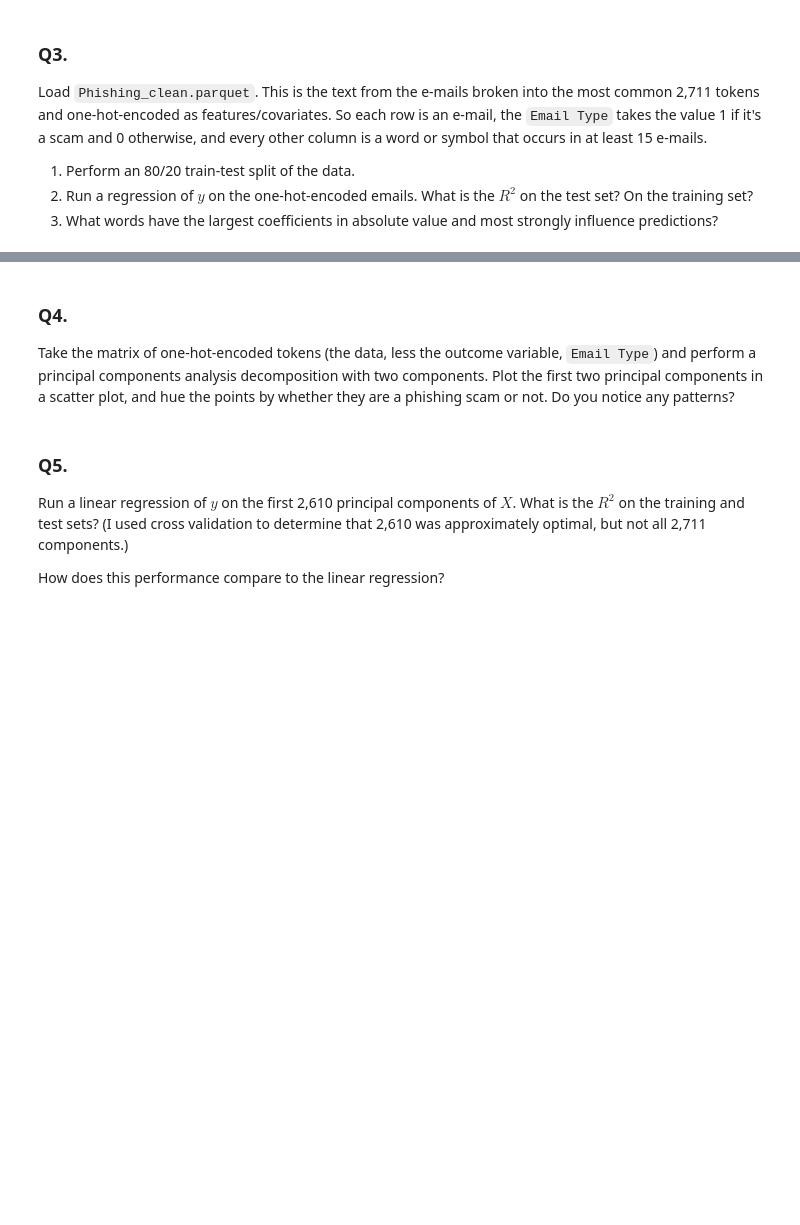
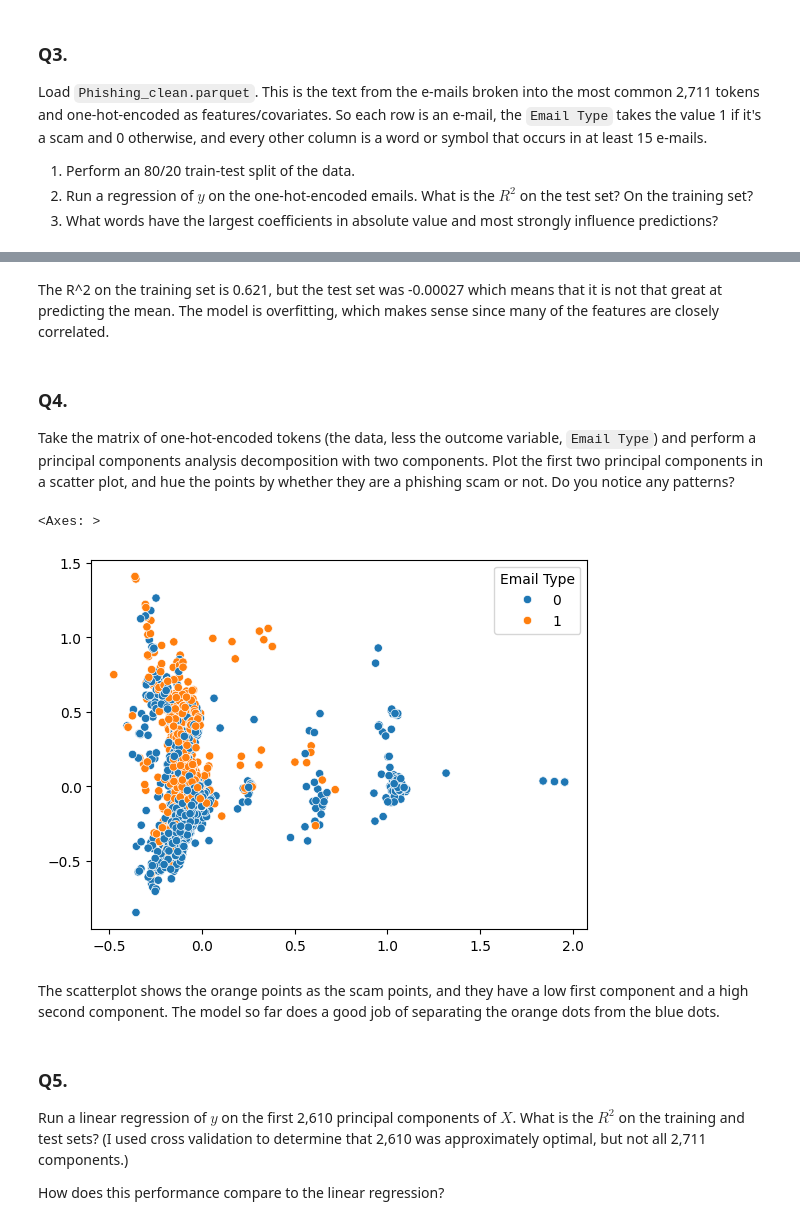
Before and after one commit to hanacwang/PCA, a Jupyter notebook: 05_PCA/assignment.ipynb, the cells around one changed output, grey strips where cells are left out. Cells and saved outputs as stored; diff of their text form; code cells hidden in the pictures; blank space fills up the shorter version.

```diff
--- a/05_PCA/assignment.ipynb
+++ b/05_PCA/assignment.ipynb
@@ -59,3 +94,18 @@ Load `Phishing_clean.parquet`. This is the text from the e-mails broken into the
 1. Perform an 80/20 train-test split of the data.
 2. Run a regression of $y$ on the one-hot-encoded emails. What is the $R^2$ on the test set? On the training set?
 3. What words have the largest coefficients in absolute value and most strongly influence predictions?
+# %%
+df = pd.read_parquet('Phishing_clean.parquet')
+
+y = df['Email Type']
+X = df.drop('Email Type',axis=1)
+
+# 1
+X_train, X_test, y_train, y_test = train_test_split(X, y, test_size=0.2, random_state=125)
+
+# 2
+lm_0 = LinearRegression(fit_intercept=False).fit(X_train,y_train)
+y_hat_test_0 = lm_0.predict(X_test)
+y_hat_train_0 = lm_0.predict(X_train)
+print('train: ', r2_score(y_hat_train_0,y_train) )
+print('test: ', r2_score(y_hat_test_0,y_test) )
@@ -62,7 +135,19 @@ Load `Phishing_clean.parquet`. This is the text from the e-mails broken into the
+# %% [markdown]
+The R^2 on the training set is 0.621, but the test set was -0.00027 which means that it is not that great at predicting the mean. The model is overfitting, which makes sense since many of the features are closely correlated.
 # %% [markdown]
 ### Q4.
 
 Take the matrix of one-hot-encoded tokens (the data, less the outcome variable, `Email Type`) and perform a principal components analysis decomposition with two components. Plot the first two principal components in a scatter plot, and hue the points by whether they are a phishing scam or not. Do you notice any patterns?
+# %%
+reduction = PCA(n_components=2).fit(X_train)
+Z_train = reduction.transform(X_train)
+Z_test = reduction.transform(X_test)
+sns.scatterplot(x=Z_test[:,0],y=Z_test[:,1],hue=y_test)
+# %% [output]
+<Axes: >
+[figure, added]
+# %% [markdown]
+The scatterplot shows the orange points as the scam points, and they have a low first component and a high second component. The model so far does a good job of separating the orange dots from the blue dots.
 # %% [markdown]
 ### Q5.
 
```
Also changed, not shown: parts of 10 cells of this notebook.
